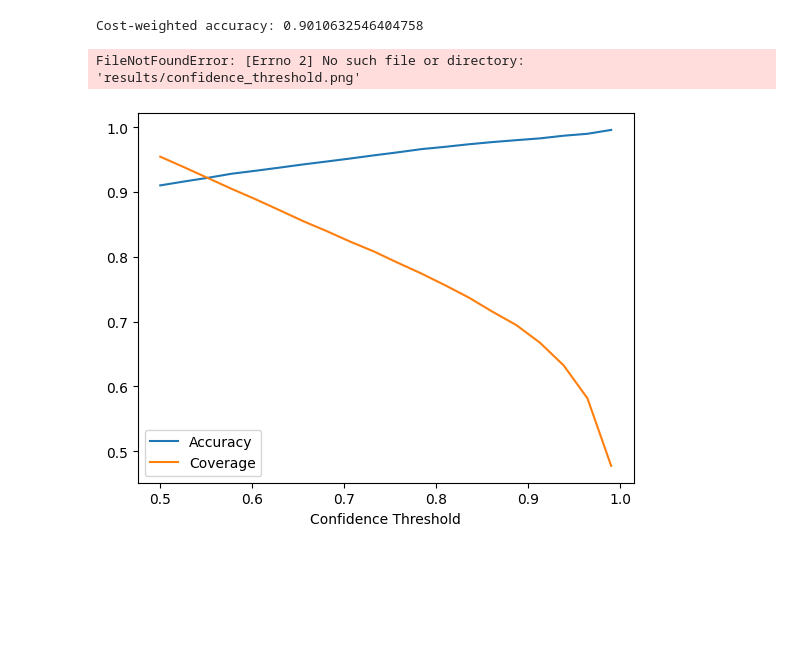
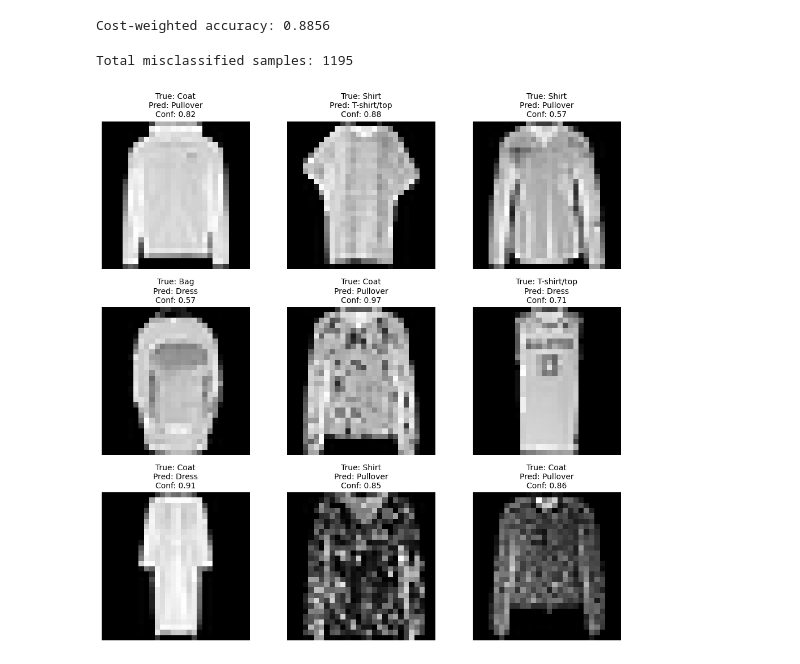
Before and after one commit to jackychen8173/AppliedAIProjects, a Jupyter notebook: mini-project-4/notebooks/fashion_classifier.ipynb, the cells around one changed output. Saved outputs shown, nothing was run; the diff lists cells and outputs as text; code cells hidden in the pictures; blank space fills up the shorter version.

Commit message:
added models, training and visuals for project 4

```diff
--- a/mini-project-4/notebooks/fashion_classifier.ipynb
+++ b/mini-project-4/notebooks/fashion_classifier.ipynb
@@ -83,9 +168,9 @@ cost_matrix[5, 7] = 3  # Sandal → Sneaker
 cost_matrix[9, 7] = 3  # Ankle boot → Sneaker
 
 cwa = cost_weighted_accuracy(y_true, y_pred, cost_matrix)
-print("Cost-weighted accuracy:", cwa)
+print("Cost-weighted accuracy:", round(cwa, 4))
 # %% [output]
-Cost-weighted accuracy: 0.9010632546404758
+Cost-weighted accuracy: 0.8856
 # %%
 thresholds = np.linspace(0.5, 0.99, 20)
 accuracies = []
@@ -98,16 +183,59 @@ for t in thresholds:
         coverage.append(0)
         continue
 
-    acc = (y_pred[mask] == y_true[mask]).mean()
-    accuracies.append(acc)
+    accuracies.append((y_pred[mask] == y_true[mask]).mean())
     coverage.append(mask.mean())
 
 plt.plot(thresholds, accuracies, label="Accuracy")
 plt.plot(thresholds, coverage, label="Coverage")
+plt.xlabel("Confidence Threshold")
 plt.legend()
-plt.xlabel("Confidence Threshold")
-plt.savefig("results/confidence_threshold.png")
+plt.savefig(os.path.join(RESULTS_DIR, "confidence_threshold.png"))
 plt.close()
-# %% [output]
-FileNotFoundError: [Errno 2] No such file or directory: 'results/confidence_threshold.png'
-[figure, removed]
+# %%
+# Fashion-MNIST labels
+class_names = [
+    "T-shirt/top", "Trouser", "Pullover", "Dress", "Coat",
+    "Sandal", "Shirt", "Sneaker", "Bag", "Ankle boot"
+]
+
+# Get predictions (if not already computed)
+y_pred, y_true, confs = get_predictions(
+    best["model"], test_loader, device
+)
+
+# Find misclassified indices
+misclassified = np.where(y_pred != y_true)[0]
+
+print(f"Total misclassified samples: {len(misclassified)}")
+# %% [output]
+Total misclassified samples: 1195
+# %%
+num_images = 9
+indices = np.random.choice(misclassified, num_images, replace=False)
+
+plt.figure(figsize=(10, 10))
+
+for i, idx in enumerate(indices):
+    image, label = test_data[idx]
+
+    plt.subplot(3, 3, i + 1)
+    plt.imshow(image.squeeze(), cmap="gray")
+    plt.axis("off")
+
+    true_label = class_names[y_true[idx]]
+    pred_label = class_names[y_pred[idx]]
+    confidence = confs[idx]
+
+    plt.title(
+        f"True: {true_label}\n"
+        f"Pred: {pred_label}\n"
+        f"Conf: {confidence:.2f}",
+        fontsize=10
+    )
+
+plt.tight_layout()
+plt.savefig(os.path.join(RESULTS_DIR, "misclassified_examples.png"))
+plt.show()
+# %% [output]
+[figure, added]
```
Also changed, not shown: parts of 9 cells of this notebook, 6 other files.
